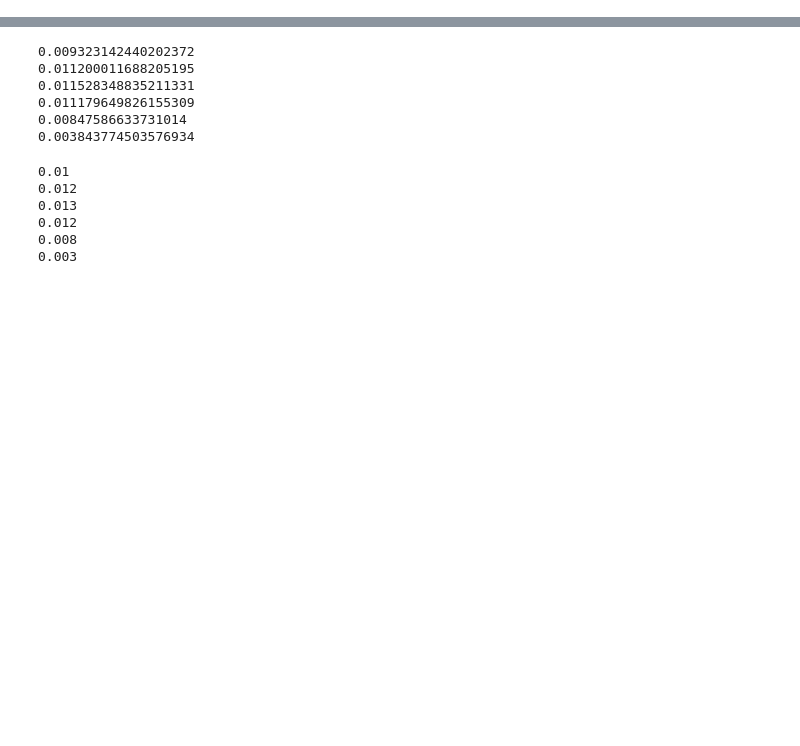
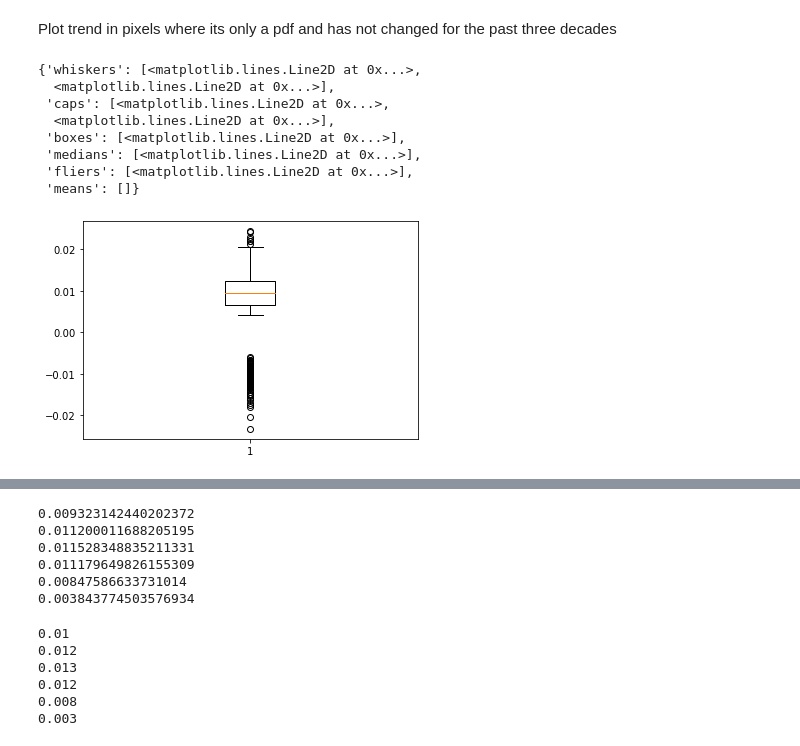
Before and after one commit to hamiddashti/greeness, a Jupyter notebook: codes/src/07_analysis.ipynb, the cells around one changed output, grey strips where cells are left out. Saved outputs shown, nothing was run; the diff lists cells and outputs as text; code cells hidden in the pictures; blank space fills up the shorter version.

```diff
--- a/codes/src/07_analysis.ipynb
+++ b/codes/src/07_analysis.ipynb
@@ -8,0 +13,42 @@ out_dir = "/data/home/hamiddashti/hamid/nasa_above/greeness/working/"
+# %%
+lai_growing_trend_total = xr.open_dataarray(
+    dir + "data/processed_data/noaa_nc/lai_fapar/trend/lai_growing_trend_total.nc"
+)
+lai_growing_trend_nv = xr.open_dataarray(
+    dir + "data/processed_data/noaa_nc/lai_fapar/trend/lai_growing_trend_nv.nc"
+)
+lai_growing_trend_lcc = xr.open_dataarray(
+    dir + "data/processed_data/noaa_nc/lai_fapar/trend/lai_growing_trend_lcc.nc"
+)
+border = gpd.read_file(dir + "data/shp_files/CoreDomain_geographic.shp")
+canada = gpd.read_file(dir + "data/shp_files/Canada_US.shp")
+changed = xr.open_dataarray(
+    dir + "data/processed_data/noaa_nc/lai_fapar/trend/changed_pixels.nc"
+)
+percent_cover = xr.open_dataarray(
+    dir + "data/processed_data/percent_cover/percent_cover.nc"
+)
+percent_cover["lat"] = changed["lat"]
+percent_cover["lon"] = changed["lon"]
+# %% [markdown]
+Plot trend in pixels where its only a pdf and has not changed for the past three decades
+# %%
+percent_cover_not_changed = percent_cover.where(changed == False) * 100
+# %%
+ef_dominant = percent_cover_not_changed.where(
+    (percent_cover_not_changed.isel(band=0) >= 92).all(dim=["time"])
+).isel(time=0, band=0)
+# %%
+a = lai_growing_trend_total.where(np.isfinite(ef_dominant)).values
+# %%
+plt.boxplot(a[~np.isnan(a)])
+# %% [output]
+{'whiskers': [<matplotlib.lines.Line2D at 0x...>,
+  <matplotlib.lines.Line2D at 0x...>],
+ 'caps': [<matplotlib.lines.Line2D at 0x...>,
+  <matplotlib.lines.Line2D at 0x...>],
+ 'boxes': [<matplotlib.lines.Line2D at 0x...>],
+ 'medians': [<matplotlib.lines.Line2D at 0x...>],
+ 'fliers': [<matplotlib.lines.Line2D at 0x...>],
+ 'means': []}
+[figure, added]
```
Also changed, not shown: parts of 11 cells of this notebook.
